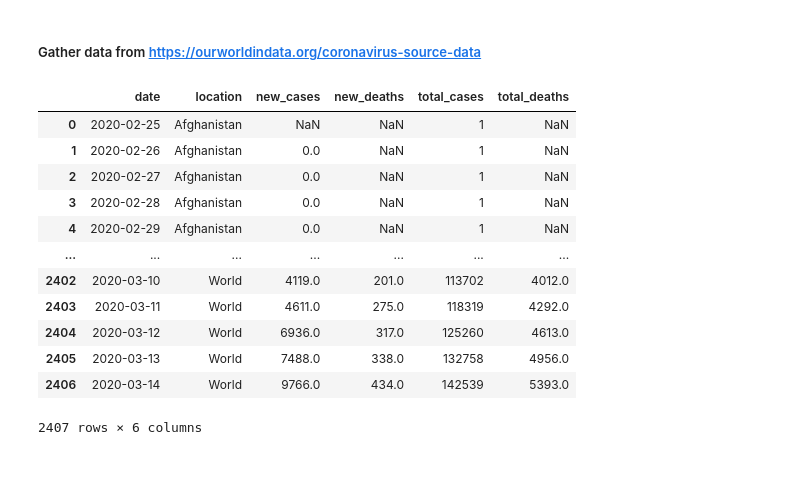
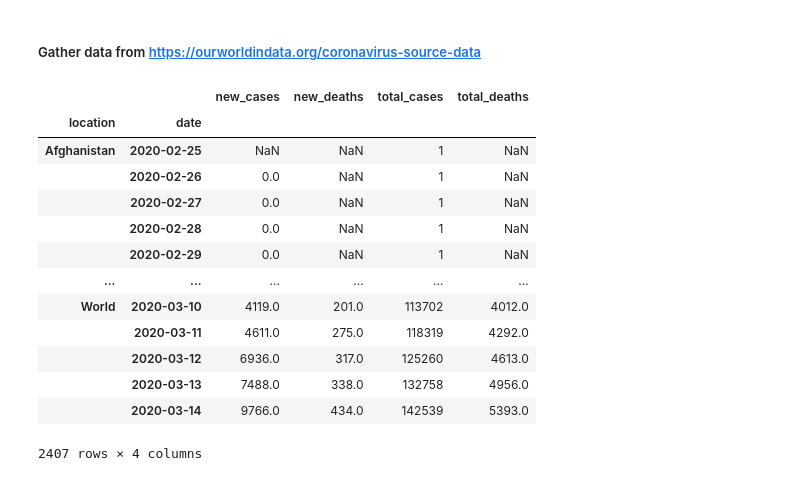
Before and after one commit to normannexo/COVID-19, a Jupyter notebook: covid19_ourworldindata.ipynb, the cells around one changed output. Drawn from its saved outputs; the diff is of its cells as text; code cells hidden in the pictures.

```diff
--- a/covid19_ourworldindata.ipynb
+++ b/covid19_ourworldindata.ipynb
@@ -11,19 +12,20 @@ import seaborn as sns
 # %% [markdown]
 ##### Gather data from  https://ourworldindata.org/coronavirus-source-data
 # %%
-df_world = pd.read_csv('https://covid.ourworldindata.org/data/full_data.csv')
+df_world = pd.read_csv('https://covid.ourworldindata.org/data/full_data.csv', parse_dates=['date']).set_index(['location','date']).sort_index()
 df_world
 # %% [output]
-|  | date | location | new_cases | new_deaths | total_cases | total_deaths |
-| 0 | 2020-02-25 | Afghanistan | NaN | NaN | 1 | NaN |
-| 1 | 2020-02-26 | Afghanistan | 0.0 | NaN | 1 | NaN |
-| 2 | 2020-02-27 | Afghanistan | 0.0 | NaN | 1 | NaN |
-| 3 | 2020-02-28 | Afghanistan | 0.0 | NaN | 1 | NaN |
-| 4 | 2020-02-29 | Afghanistan | 0.0 | NaN | 1 | NaN |
-| ... | ... | ... | ... | ... | ... | ... |
-| 2402 | 2020-03-10 | World | 4119.0 | 201.0 | 113702 | 4012.0 |
-| 2403 | 2020-03-11 | World | 4611.0 | 275.0 | 118319 | 4292.0 |
-| 2404 | 2020-03-12 | World | 6936.0 | 317.0 | 125260 | 4613.0 |
-| 2405 | 2020-03-13 | World | 7488.0 | 338.0 | 132758 | 4956.0 |
-| 2406 | 2020-03-14 | World | 9766.0 | 434.0 | 142539 | 5393.0 |
+|  |  | new_cases | new_deaths | total_cases | total_deaths |
+| location | date |  |  |  |  |
+| Afghanistan | 2020-02-25 | NaN | NaN | 1 | NaN |
+|  | 2020-02-26 | 0.0 | NaN | 1 | NaN |
+|  | 2020-02-27 | 0.0 | NaN | 1 | NaN |
+|  | 2020-02-28 | 0.0 | NaN | 1 | NaN |
+|  | 2020-02-29 | 0.0 | NaN | 1 | NaN |
+| ... | ... | ... | ... | ... | ... |
+| World | 2020-03-10 | 4119.0 | 201.0 | 113702 | 4012.0 |
+|  | 2020-03-11 | 4611.0 | 275.0 | 118319 | 4292.0 |
+|  | 2020-03-12 | 6936.0 | 317.0 | 125260 | 4613.0 |
+|  | 2020-03-13 | 7488.0 | 338.0 | 132758 | 4956.0 |
+|  | 2020-03-14 | 9766.0 | 434.0 | 142539 | 5393.0 |
-2407 rows × 6 columns
+2407 rows × 4 columns
```
Also changed, not shown: parts of 7 cells of this notebook, 3 other files.
